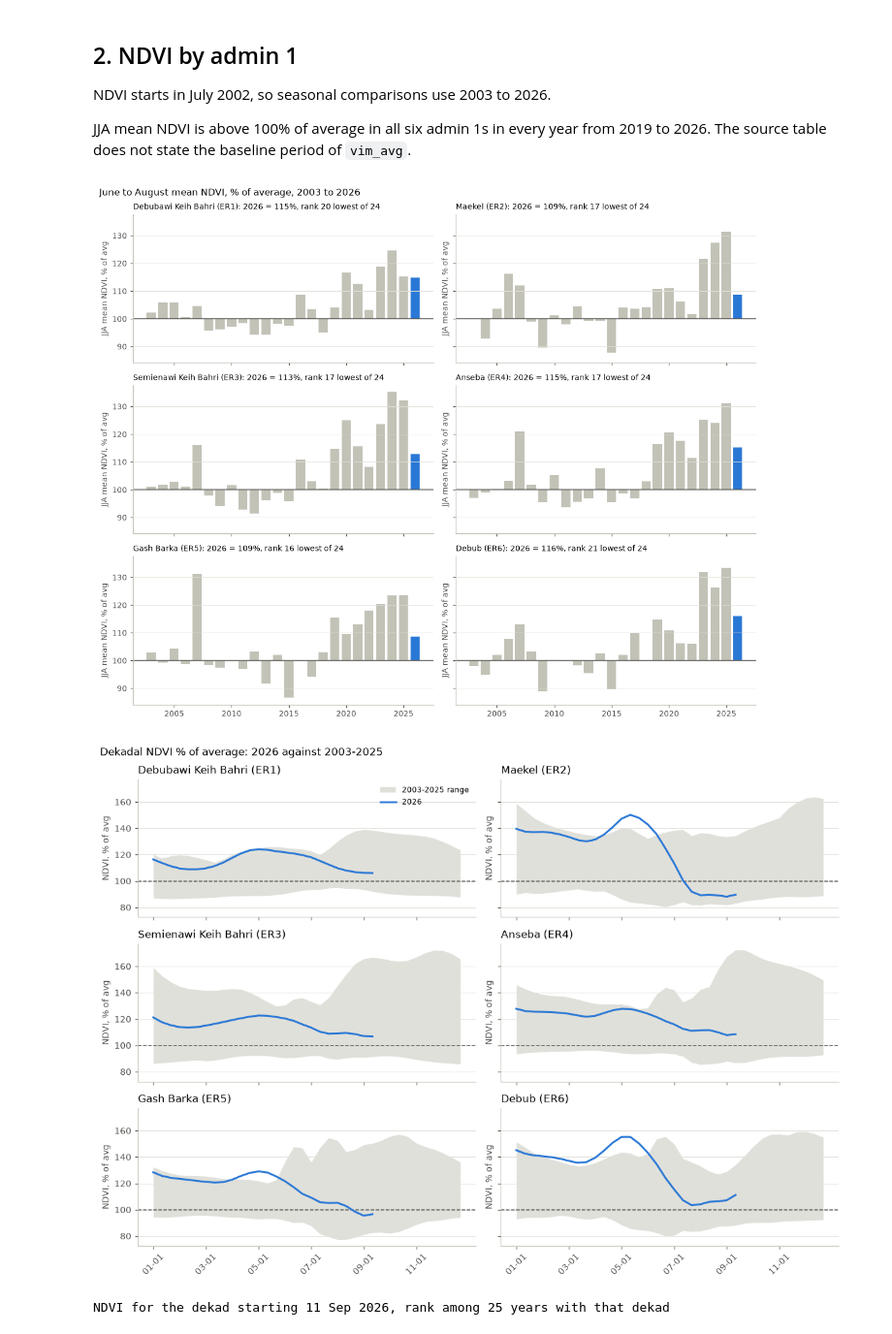
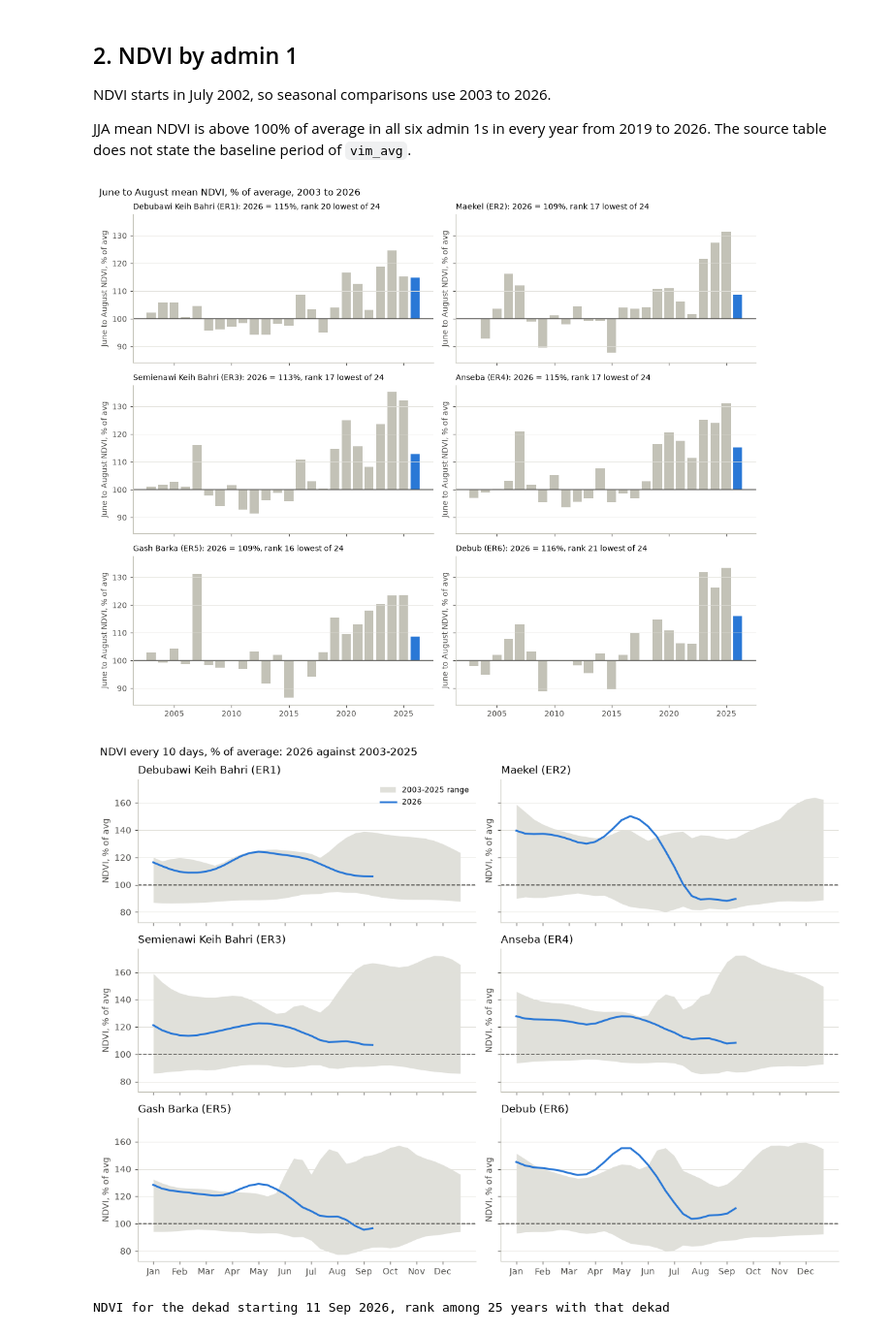
Before and after one commit to OCHA-DAP/ds-eri-drought, a Jupyter notebook: notebooks/01_jja_season_2026.ipynb, the cells around one changed output. Shown at 97% size. Saved outputs shown, nothing was run; the diff lists cells and outputs as text; code cells hidden in the pictures.

```diff
--- a/notebooks/01_jja_season_2026.ipynb
+++ b/notebooks/01_jja_season_2026.ipynb
@@ -90,7 +96,7 @@ for ax, p in zip(axes.flat, ORDER):
         loc="left",
         fontsize=9,
     )
-    ax.set_ylabel("JJA rainfall (mm)")
+    ax.set_ylabel("June to August rainfall (mm)")
 fig.suptitle(
     f"June to August rainfall by admin 1, 1981 to {CURRENT} "
     f"(blue: {CURRENT}; dashed: long-term average)",
@@ -118,7 +124,7 @@ for j in np.where(pct.columns == CURRENT)[0]:
                 color="white" if v < 65 else "#0b0b0b")
 fig.colorbar(im, ax=ax, label="% of average", shrink=0.9, extend="both")
 ax.set_title(
-    "JJA rainfall, % of long-term average (100% and above: grey; 2026 outlined in blue)",
+    "June to August rainfall, % of 1989-2018 average (100% and above: grey; 2026 outlined in blue)",
     loc="left",
 )
 plt.show()
@@ -160,11 +166,11 @@ for ax, p in zip(axes.flat, ORDER):
     ax.fill_between(x, past["min"], past["max"], color=C_PAST, alpha=0.5, lw=0, label="1981-2025 range")
     ax.plot(x, avg.values, color=C_AVG, lw=1, ls="--", label="average")
     ax.plot(x[: len(cur)], cur.values, color=C_CURRENT, lw=2, marker="o", ms=3, label=str(CURRENT))
-    ax.set_xticks(x[::3], past.index[::3], rotation=45)
+    month_ticks(ax, past.index)
     ax.set_title(LABEL[p], loc="left")
-    ax.set_ylabel("dekadal rainfall (mm)")
+    ax.set_ylabel("10-day rainfall (mm)")
 axes.flat[0].legend(frameon=False, fontsize=8)
-fig.suptitle("Dekadal rainfall, March to October", x=0.01, ha="left")
+fig.suptitle("Rainfall every 10 days, March to October", x=0.01, ha="left")
 fig.tight_layout()
 plt.show()
 # %% [output]
@@ -198,32 +204,32 @@ for ax, p in zip(axes.flat, ORDER):
         loc="left",
         fontsize=9,
     )
-    ax.set_ylabel("JJA mean NDVI, % of avg")
+    ax.set_ylabel("June to August NDVI, % of avg")
 fig.suptitle(f"June to August mean NDVI, % of average, 2003 to {CURRENT}", x=0.01, ha="left")
 fig.tight_layout()
 plt.show()
 # %% [output]
-[figure, old version]
+[figure, new version]
 # %%
 fig, axes = plt.subplots(3, 2, figsize=(11, 8), sharex=True, sharey=True)
 for ax, p in zip(axes.flat, ORDER):
     d = ndvi[(ndvi.PCODE == p) & (ndvi.year >= 2003)].copy()
     d["dekad"] = d.date.dt.strftime("%m-%d")
     past = d[d.year < CURRENT].groupby("dekad").viq.agg(["min", "max"])
     cur = d[d.year == CURRENT].set_index("dekad").viq
     x = np.arange(len(past))
     ax.fill_between(x, past["min"], past["max"], color=C_PAST, alpha=0.5, lw=0, label="2003-2025 range")
     ax.axhline(100, color=C_AVG, lw=1, ls="--")
     ax.plot(x[: len(cur)], cur.values, color=C_CURRENT, lw=2, label=str(CURRENT))
-    ax.set_xticks(x[::6], past.index[::6], rotation=45)
+    month_ticks(ax, past.index)
     ax.set_title(LABEL[p], loc="left")
     ax.set_ylabel("NDVI, % of avg")
 axes.flat[0].legend(frameon=False, fontsize=8)
-fig.suptitle(f"Dekadal NDVI % of average: {CURRENT} against 2003-2025", x=0.01, ha="left")
+fig.suptitle(f"NDVI every 10 days, % of average: {CURRENT} against 2003-2025", x=0.01, ha="left")
 fig.tight_layout()
 plt.show()
 # %% [output]
-[figure, old version]
+[figure, new version]
 # %%
 latest = ndvi.date.max()
 ndvi_latest = (
```
Also changed, not shown: parts of 4 cells of this notebook, 1 other file.
